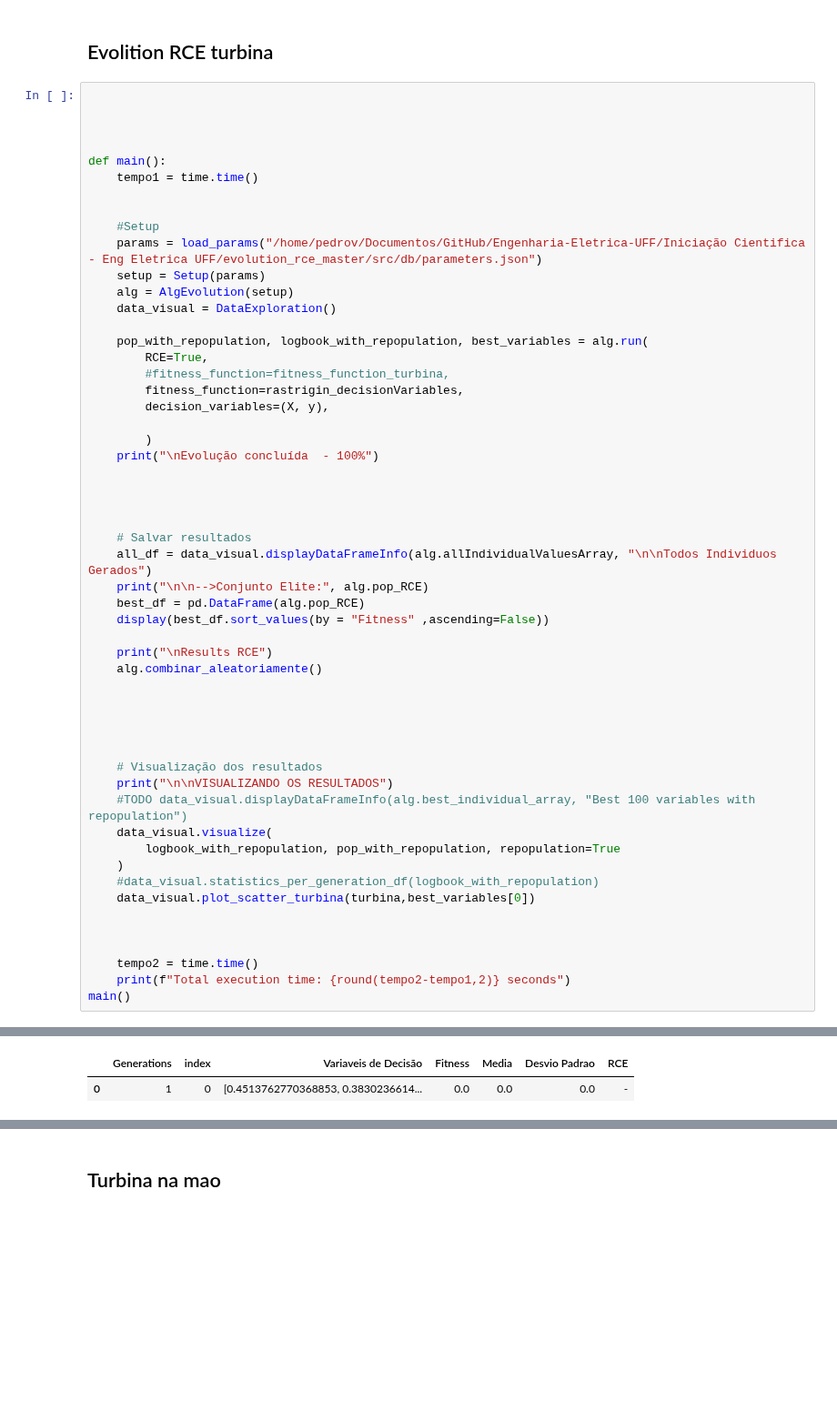
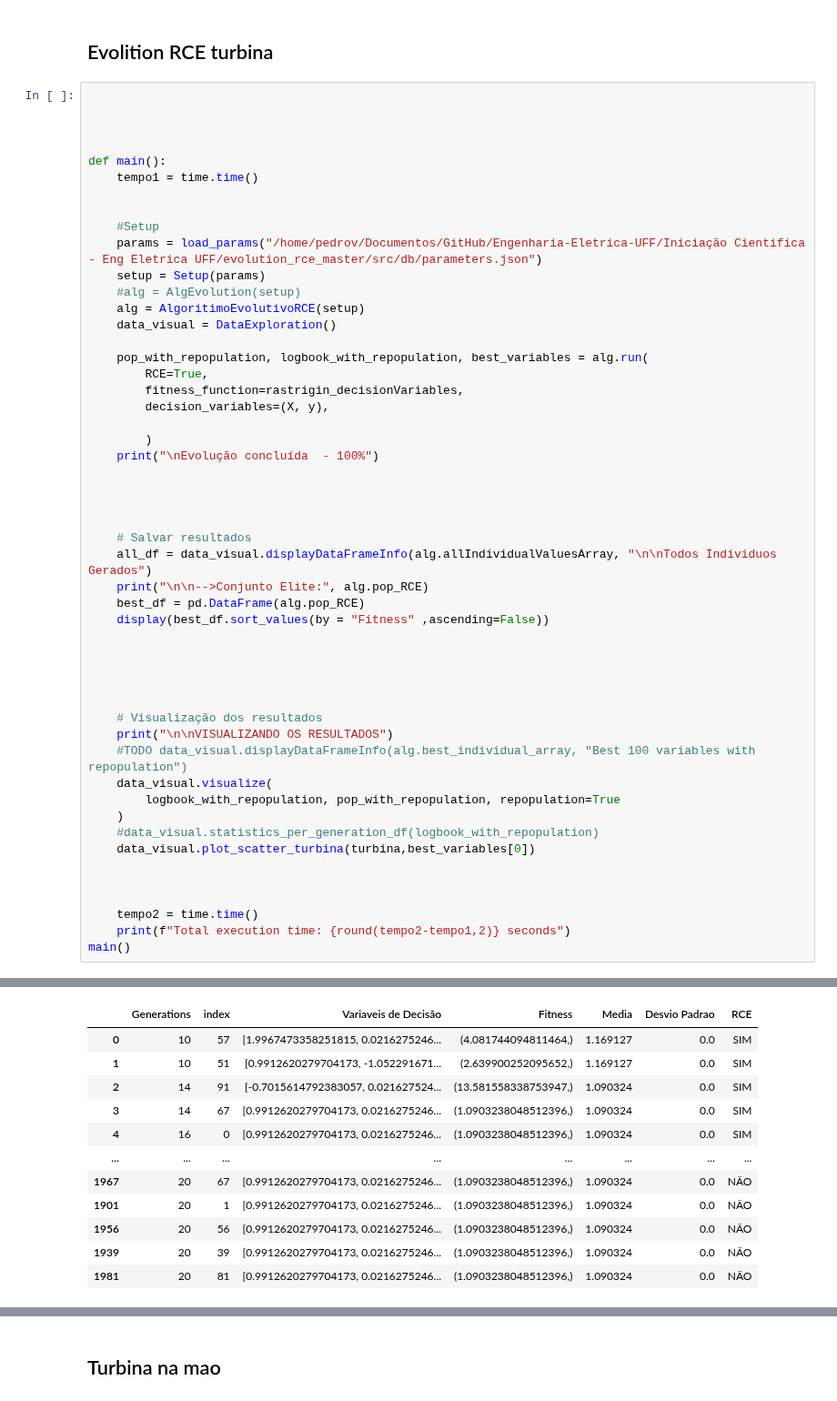
Before and after one commit to PedroVic12/Engenharia-Eletrica-UFF, a Jupyter notebook: Iniciação Cientifica - Eng Eletrica UFF/evolution_rce_master/evolution_rce_turbina_eolica.ipynb, the cells around one changed output, grey strips where cells are left out. Shown at 91% size. Saved outputs shown, nothing was run; the diff lists cells and outputs as text; blank space fills up the shorter version.

```diff
--- a/Iniciação Cientifica - Eng Eletrica UFF/evolution_rce_master/evolution_rce_turbina_eolica.ipynb
+++ b/Iniciação Cientifica - Eng Eletrica UFF/evolution_rce_master/evolution_rce_turbina_eolica.ipynb
@@ -68,12 +69,12 @@ def main():
     #Setup
     params = load_params("/home/pedrov/Documentos/GitHub/Engenharia-Eletrica-UFF/Iniciação Cientifica - Eng Eletrica UFF/evolution_rce_master/src/db/parameters.json")
     setup = Setup(params)
-    alg = AlgEvolution(setup)
+    #alg = AlgEvolution(setup)
+    alg = AlgoritimoEvolutivoRCE(setup)
     data_visual = DataExploration()
 
     pop_with_repopulation, logbook_with_repopulation, best_variables = alg.run(
         RCE=True,
-        #fitness_function=fitness_function_turbina,
         fitness_function=rastrigin_decisionVariables,
         decision_variables=(X, y),
 
@@ -88,9 +89,6 @@ def main():
     print("\n\n-->Conjunto Elite:", alg.pop_RCE)
     best_df = pd.DataFrame(alg.pop_RCE)
     display(best_df.sort_values(by = "Fitness" ,ascending=False))
-
-    print("\nResults RCE")
-    alg.combinar_aleatoriamente()
 
 
 
@@ -140,2 +159,12 @@ Name: Generations, dtype: int64
 |  | Generations | index | Variaveis de Decisão | Fitness | Media | Desvio Padrao | RCE |
-| 0 | 1 | 0 | [0.4513762770368853, 0.3830236614... | 0.0 | 0.0 | 0.0 | - |
+| 0 | 10 | 57 | [1.9967473358251815, 0.0216275246... | (4.081744094811464,) | 1.169127 | 0.0 | SIM |
+| 1 | 10 | 51 | [0.9912620279704173, -1.052291671... | (2.639900252095652,) | 1.169127 | 0.0 | SIM |
+| 2 | 14 | 91 | [-0.7015614792383057, 0.021627524... | (13.581558338753947,) | 1.090324 | 0.0 | SIM |
+| 3 | 14 | 67 | [0.9912620279704173, 0.0216275246... | (1.0903238048512396,) | 1.090324 | 0.0 | SIM |
+| 4 | 16 | 0 | [0.9912620279704173, 0.0216275246... | (1.0903238048512396,) | 1.090324 | 0.0 | SIM |
+| ... | ... | ... | ... | ... | ... | ... | ... |
+| 1967 | 20 | 67 | [0.9912620279704173, 0.0216275246... | (1.0903238048512396,) | 1.090324 | 0.0 | NÃO |
+| 1901 | 20 | 1 | [0.9912620279704173, 0.0216275246... | (1.0903238048512396,) | 1.090324 | 0.0 | NÃO |
+| 1956 | 20 | 56 | [0.9912620279704173, 0.0216275246... | (1.0903238048512396,) | 1.090324 | 0.0 | NÃO |
+| 1939 | 20 | 39 | [0.9912620279704173, 0.0216275246... | (1.0903238048512396,) | 1.090324 | 0.0 | NÃO |
+| 1981 | 20 | 81 | [0.9912620279704173, 0.0216275246... | (1.0903238048512396,) | 1.090324 | 0.0 | NÃO |
```
Also changed, not shown: parts of 6 cells of this notebook, 1 other file.
